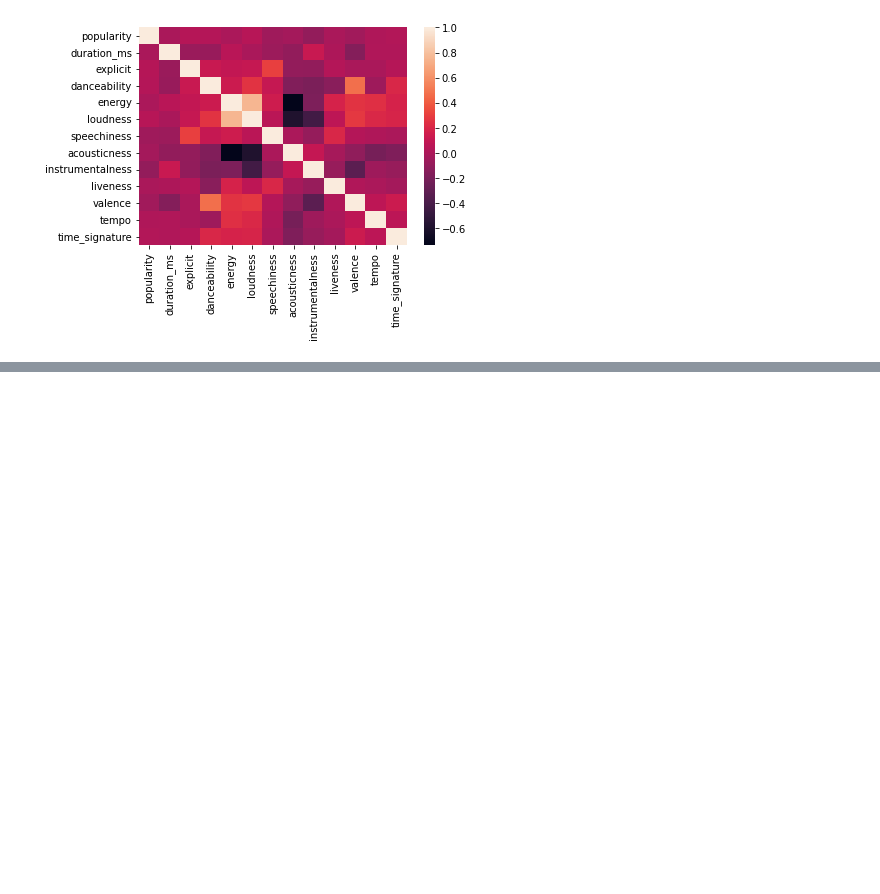
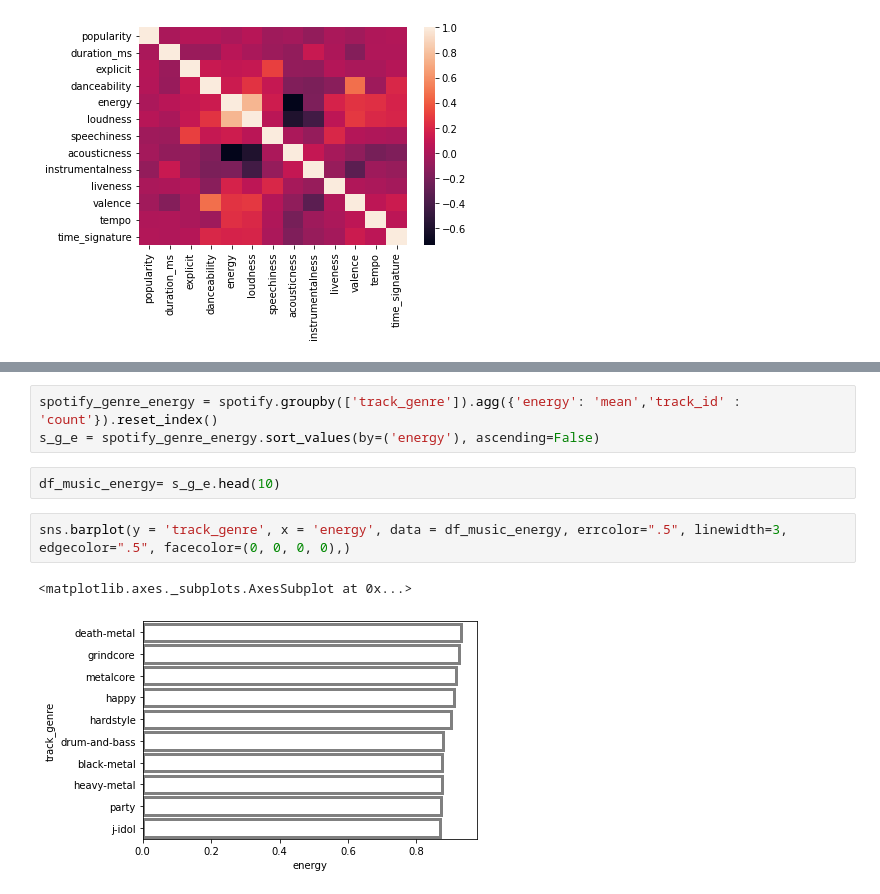
Before and after one commit to Sebastiao199/Project4WebScrapStats, a Jupyter notebook: LP_spotify.ipynb, the cells around one changed output, grey strips where cells are left out. Drawn from its saved outputs; the diff is of its cells as text; blank space fills up the shorter version.

```diff
--- a/LP_spotify.ipynb
+++ b/LP_spotify.ipynb
@@ -226,0 +267,10 @@ sns.heatmap(spotify.corr())
+# %%
+spotify_genre_energy = spotify.groupby(['track_genre']).agg({'energy': 'mean','track_id' : 'count'}).reset_index()
+s_g_e = spotify_genre_energy.sort_values(by=('energy'), ascending=False)
+# %%
+df_music_energy= s_g_e.head(10)
+# %%
+sns.barplot(y = 'track_genre', x = 'energy', data = df_music_energy, errcolor=".5", linewidth=3, edgecolor=".5", facecolor=(0, 0, 0, 0),)
+# %% [output]
+<matplotlib.axes._subplots.AxesSubplot at 0x...>
+[figure, added]
```
Also changed, not shown: parts of 10 cells of this notebook.
